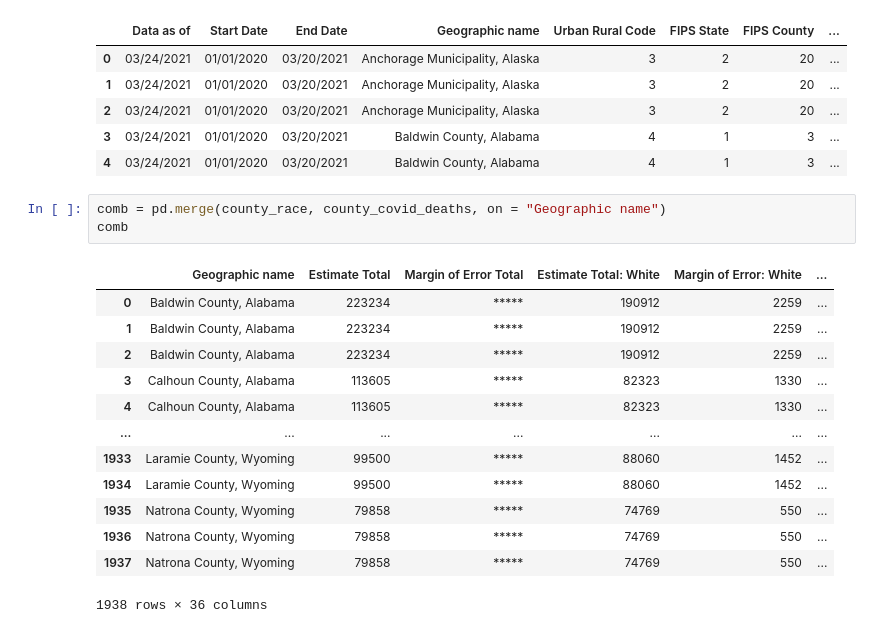
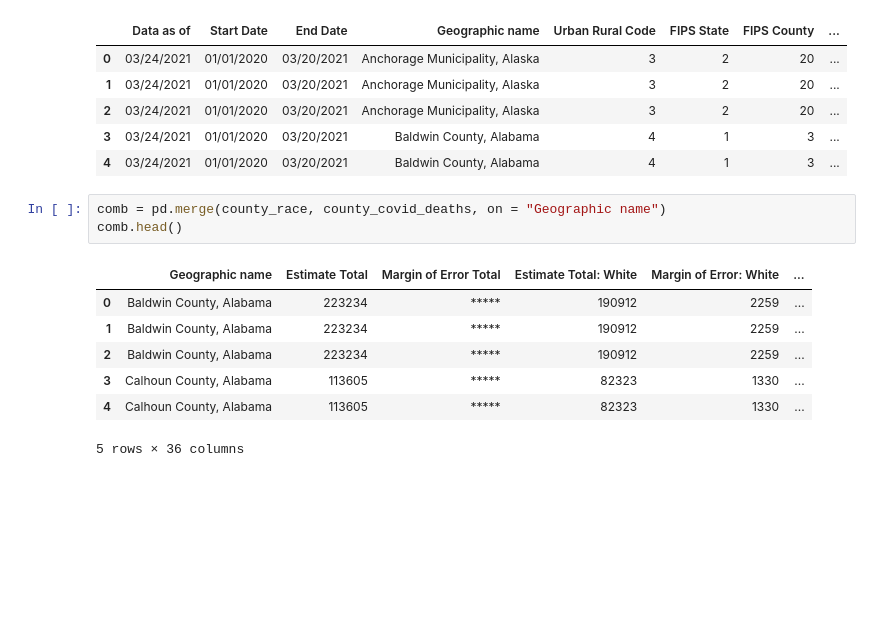
Before and after one commit to lauracharlotteli/cs216project, a Jupyter notebook: 216_project.ipynb, the cells around one changed output. Drawn from its saved outputs; the diff is of its cells as text; blank space fills up the shorter version.

```diff
--- a/216_project.ipynb
+++ b/216_project.ipynb
@@ -97,18 +97,12 @@ county_covid_deaths.head()
 | 4 | 03/24/2021 | 01/01/2020 | 03/20/2021 | Baldwin County, Alabama | 4 | 1 | 3 | ... |
 # %%
 comb = pd.merge(county_race, county_covid_deaths, on = "Geographic name")
-comb
+comb.head()
 # %% [output]
 |  | Geographic name | Estimate Total | Margin of Error Total | Estimate Total: White | Margin of Error: White | ... |
 | 0 | Baldwin County, Alabama | 223234 | ***** | 190912 | 2259 | ... |
 | 1 | Baldwin County, Alabama | 223234 | ***** | 190912 | 2259 | ... |
 | 2 | Baldwin County, Alabama | 223234 | ***** | 190912 | 2259 | ... |
 | 3 | Calhoun County, Alabama | 113605 | ***** | 82323 | 1330 | ... |
 | 4 | Calhoun County, Alabama | 113605 | ***** | 82323 | 1330 | ... |
-| ... | ... | ... | ... | ... | ... | ... |
-| 1933 | Laramie County, Wyoming | 99500 | ***** | 88060 | 1452 | ... |
-| 1934 | Laramie County, Wyoming | 99500 | ***** | 88060 | 1452 | ... |
-| 1935 | Natrona County, Wyoming | 79858 | ***** | 74769 | 550 | ... |
-| 1936 | Natrona County, Wyoming | 79858 | ***** | 74769 | 550 | ... |
-| 1937 | Natrona County, Wyoming | 79858 | ***** | 74769 | 550 | ... |
-1938 rows × 36 columns
+5 rows × 36 columns
```
Also changed, not shown: parts of 1 cell of this notebook.
